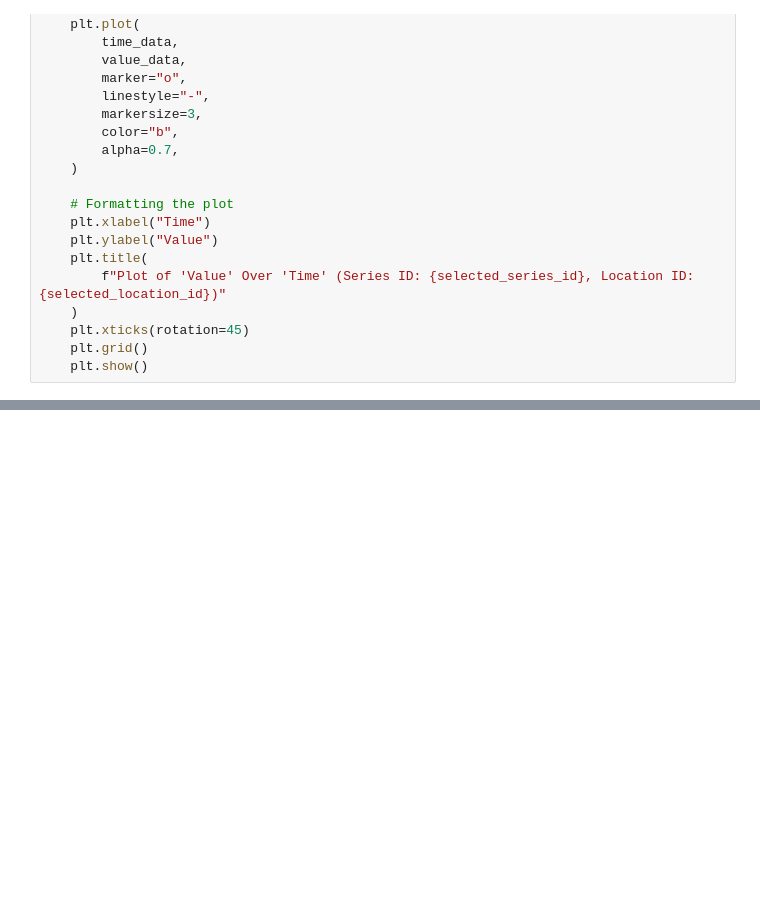
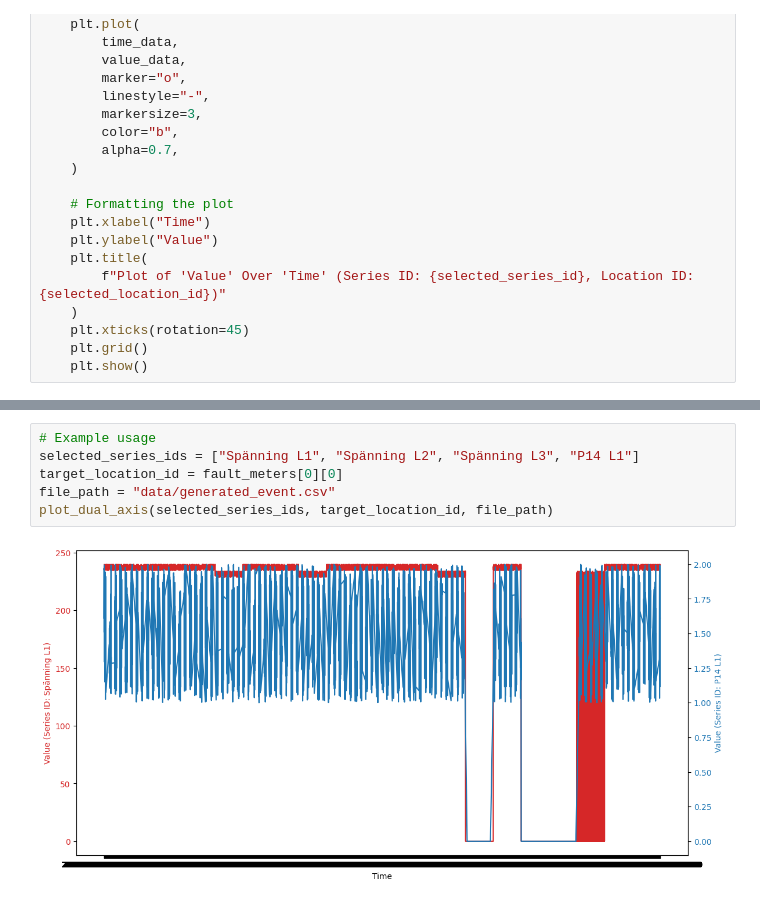
Before and after one commit to vaibhav-talari/thesis-data-analytics, a Jupyter notebook: gen.ipynb, the cells around one changed output, grey strips where cells are left out. Cells and saved outputs as stored; diff of their text form; blank space fills up the shorter version.

```diff
--- a/gen.ipynb
+++ b/gen.ipynb
@@ -451,0 +473,8 @@ plot_dual_axis(selected_series_ids, target_location_id, file_path)
+# %%
+# Example usage
+selected_series_ids = ["Spänning L1", "Spänning L2", "Spänning L3", "P14 L1"]
+target_location_id = fault_meters[0][0]
+file_path = "data/generated_event.csv"
+plot_dual_axis(selected_series_ids, target_location_id, file_path)
+# %% [output]
+[figure, added]
```
Also changed, not shown: parts of 16 cells of this notebook.
